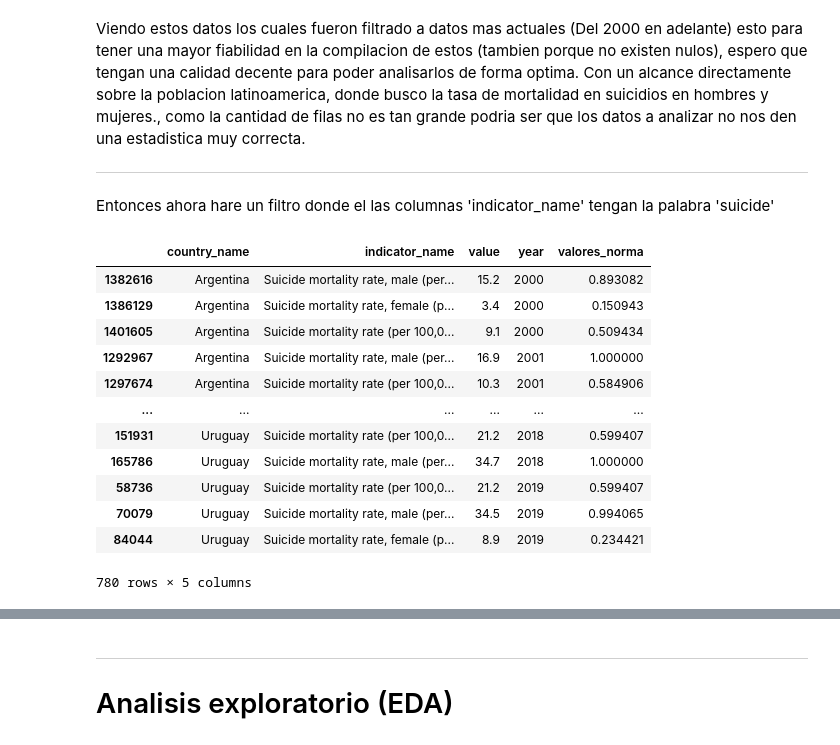
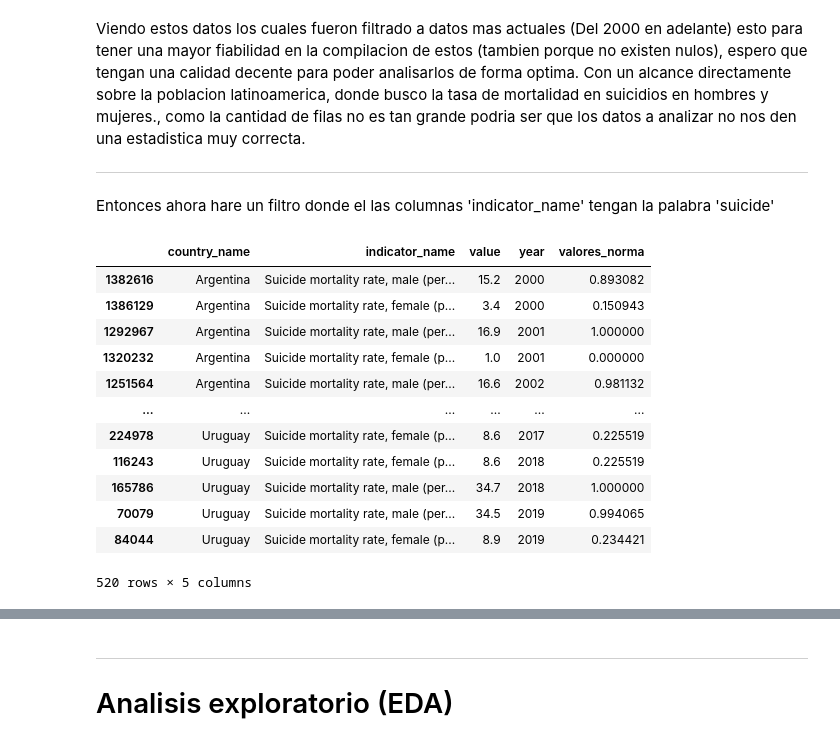
Before and after one commit to DdoveN/Prueba-1, a Jupyter notebook: SOLEMNE.ipynb, the cells around one changed output, grey strips where cells are left out. Saved outputs shown, nothing was run; the diff lists cells and outputs as text; code cells hidden in the pictures.

```diff
--- a/SOLEMNE.ipynb
+++ b/SOLEMNE.ipynb
@@ -115,33 +115,34 @@ Viendo estos datos los cuales fueron filtrado a datos mas actuales (Del 2000 en
 
 Entonces ahora hare un filtro donde el las columnas 'indicator_name' tengan la palabra 'suicide'
 # %%
-suicidios = Pandass_act[Pandass_act['indicator_name'].str.contains('Suicide mortality rate', case=False, na=False)]
+suicidios = Pandass_act[(Pandass_act['indicator_name'].str.contains('Suicide mortality rate', case=False, na=False)) &
+                        (Pandass_act['indicator_name'].str.contains('male|female', case=False, na=False))]
 
-#Uso todos estos datos para separar el termino suicidio dentro de la columna "indicator_name"
+#Uso todos estos datos para separar el termino suicidio dentro de la columna "indicator_name" y 'male,female' para filtrar los datos totales que hay
 
 suicidios = suicidios.copy()            #me arrojaba un warning asi que con esto pude solucionarlo...
 
 def normalizar(x):
     return (x - x.min()) / (x.max() - x.min())                  #funcion para normalizar los valores de la tabla
 
 suicidios['valores_norma'] = suicidios.groupby('country_name')['value'].transform(normalizar)
 
 suicidios = suicidios.sort_values(['country_name', 'year'])
 suicidios
 # %% [output]
 |  | country_name | indicator_name | value | year | valores_norma |
 | 1382616 | Argentina | Suicide mortality rate, male (per... | 15.2 | 2000 | 0.893082 |
 | 1386129 | Argentina | Suicide mortality rate, female (p... | 3.4 | 2000 | 0.150943 |
-| 1401605 | Argentina | Suicide mortality rate (per 100,0... | 9.1 | 2000 | 0.509434 |
 | 1292967 | Argentina | Suicide mortality rate, male (per... | 16.9 | 2001 | 1.000000 |
-| 1297674 | Argentina | Suicide mortality rate (per 100,0... | 10.3 | 2001 | 0.584906 |
+| 1320232 | Argentina | Suicide mortality rate, female (p... | 1.0 | 2001 | 0.000000 |
+| 1251564 | Argentina | Suicide mortality rate, male (per... | 16.6 | 2002 | 0.981132 |
 | ... | ... | ... | ... | ... | ... |
-| 151931 | Uruguay | Suicide mortality rate (per 100,0... | 21.2 | 2018 | 0.599407 |
+| 224978 | Uruguay | Suicide mortality rate, female (p... | 8.6 | 2017 | 0.225519 |
+| 116243 | Uruguay | Suicide mortality rate, female (p... | 8.6 | 2018 | 0.225519 |
 | 165786 | Uruguay | Suicide mortality rate, male (per... | 34.7 | 2018 | 1.000000 |
-| 58736 | Uruguay | Suicide mortality rate (per 100,0... | 21.2 | 2019 | 0.599407 |
 | 70079 | Uruguay | Suicide mortality rate, male (per... | 34.5 | 2019 | 0.994065 |
 | 84044 | Uruguay | Suicide mortality rate, female (p... | 8.9 | 2019 | 0.234421 |
-780 rows × 5 columns
+520 rows × 5 columns
 # %%
 dic_paises = {}
 for pais in suicidios["country_name"].unique():
```
Also changed, not shown: parts of 7 cells of this notebook.
